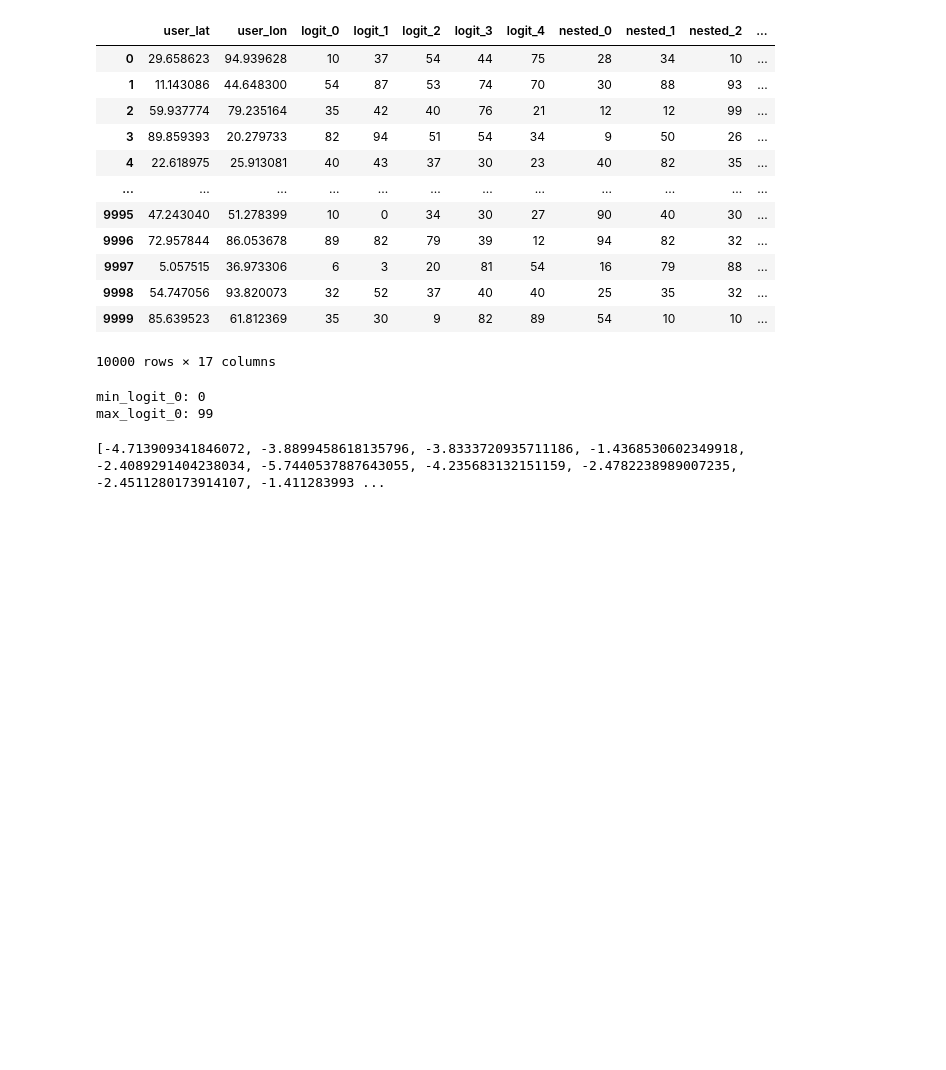
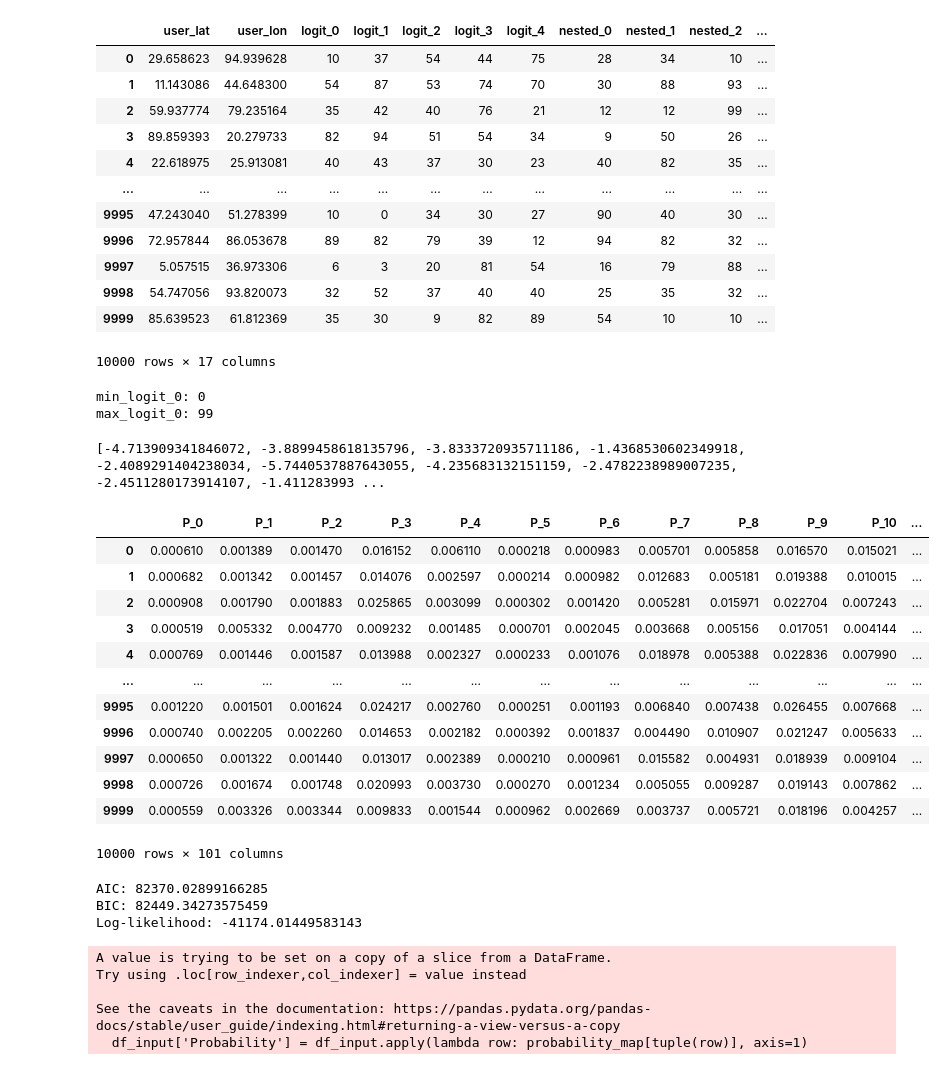
Before and after one commit to alex-monti/Master-Thesis, a Jupyter notebook: notebook-restaurant/week-11-LM-restaurant.ipynb, the cells around one changed output. Drawn from its saved outputs; the diff is of its cells as text; code cells hidden in the pictures; blank space fills up the shorter version.

```diff
--- a/notebook-restaurant/week-11-LM-restaurant.ipynb
+++ b/notebook-restaurant/week-11-LM-restaurant.ipynb
@@ -168,3 +170,72 @@ for user_idx in range(10000):
 
     # Store the list of probabilities for the current user in the dictionary
     all_probabilities[user_idx] = user_probabilities
+# %%
+# make a dataset with the probabilities of each restaurant for each user, restaurant in columns, users in rows
+df_probabilities = pd.DataFrame(all_probabilities)
+
+#transpose the dataframe
+df_probabilities = df_probabilities.T
+
+#change the name of each column for P_i with i the number of the restaurant
+df_probabilities.columns = ['P_' + str(i) for i in range(100)]
+
+#add a column with the choice of each user
+df_probabilities['choice'] = data2['logit_0']
+
+#display the dataframe
+df_probabilities
+# %% [output]
+|  | P_0 | P_1 | P_2 | P_3 | P_4 | P_5 | P_6 | P_7 | P_8 | P_9 | P_10 | ... |
+| 0 | 0.000610 | 0.001389 | 0.001470 | 0.016152 | 0.006110 | 0.000218 | 0.000983 | 0.005701 | 0.005858 | 0.016570 | 0.015021 | ... |
+| 1 | 0.000682 | 0.001342 | 0.001457 | 0.014076 | 0.002597 | 0.000214 | 0.000982 | 0.012683 | 0.005181 | 0.019388 | 0.010015 | ... |
+| 2 | 0.000908 | 0.001790 | 0.001883 | 0.025865 | 0.003099 | 0.000302 | 0.001420 | 0.005281 | 0.015971 | 0.022704 | 0.007243 | ... |
+| 3 | 0.000519 | 0.005332 | 0.004770 | 0.009232 | 0.001485 | 0.000701 | 0.002045 | 0.003668 | 0.005156 | 0.017051 | 0.004144 | ... |
+| 4 | 0.000769 | 0.001446 | 0.001587 | 0.013988 | 0.002327 | 0.000233 | 0.001076 | 0.018978 | 0.005388 | 0.022836 | 0.007990 | ... |
+| ... | ... | ... | ... | ... | ... | ... | ... | ... | ... | ... | ... | ... |
+| 9995 | 0.001220 | 0.001501 | 0.001624 | 0.024217 | 0.002760 | 0.000251 | 0.001193 | 0.006840 | 0.007438 | 0.026455 | 0.007668 | ... |
+| 9996 | 0.000740 | 0.002205 | 0.002260 | 0.014653 | 0.002182 | 0.000392 | 0.001837 | 0.004490 | 0.010907 | 0.021247 | 0.005633 | ... |
+| 9997 | 0.000650 | 0.001322 | 0.001440 | 0.013017 | 0.002389 | 0.000210 | 0.000961 | 0.015582 | 0.004931 | 0.018939 | 0.009104 | ... |
+| 9998 | 0.000726 | 0.001674 | 0.001748 | 0.020993 | 0.003730 | 0.000270 | 0.001234 | 0.005055 | 0.009287 | 0.019143 | 0.007862 | ... |
+| 9999 | 0.000559 | 0.003326 | 0.003344 | 0.009833 | 0.001544 | 0.000962 | 0.002669 | 0.003737 | 0.005721 | 0.018196 | 0.004257 | ... |
+10000 rows × 101 columns
+# %%
+# Compute AIC, BIC and log-likelihood for the model
+log_likelihood = 0
+n_parameters = 11
+n_observations = 10000
+
+# Iterate over each user
+for user_idx in range(10000):
+    user_probabilities = all_probabilities[user_idx]
+    user_choice = data2['logit_0'][user_idx]
+    log_likelihood += math.log(user_probabilities[user_choice])
+
+AIC = -2 * log_likelihood + 2 * n_parameters
+BIC = -2 * log_likelihood + n_parameters * math.log(n_observations)
+
+print('AIC:', AIC)
+print('BIC:', BIC)
+print('Log-likelihood:', log_likelihood)
+# %% [output]
+AIC: 82370.02899166285
+BIC: 82449.34273575459
+Log-likelihood: -41174.01449583143
+# %%
+df_input = data2[['user_lat', 'user_lon']]
+# Calculate frequencies and probabilities
+vector_counts = df_input.value_counts().reset_index(name='Frequency')
+vector_counts['Probability'] = vector_counts['Frequency'] / len(df_input)
+
+# Creating a tuple of attributes to facilitate mapping
+vector_counts['tuple'] = vector_counts[['user_lat', 'user_lon']].apply(tuple, axis=1)
+probability_map = vector_counts.set_index('tuple')['Probability'].to_dict()
+
+# Assign the probability to each row based on its tuple of attributes
+df_input['Probability'] = df_input.apply(lambda row: probability_map[tuple(row)], axis=1)
+# %% [output]
+A value is trying to be set on a copy of a slice from a DataFrame.
+Try using .loc[row_indexer,col_indexer] = value instead
+
+See the caveats in the documentation: https://pandas.pydata.org/pandas-docs/stable/user_guide/indexing.html#returning-a-view-versus-a-copy
+  df_input['Probability'] = df_input.apply(lambda row: probability_map[tuple(row)], axis=1)
```
Also changed, not shown: parts of 6 cells of this notebook, 8 other files.
